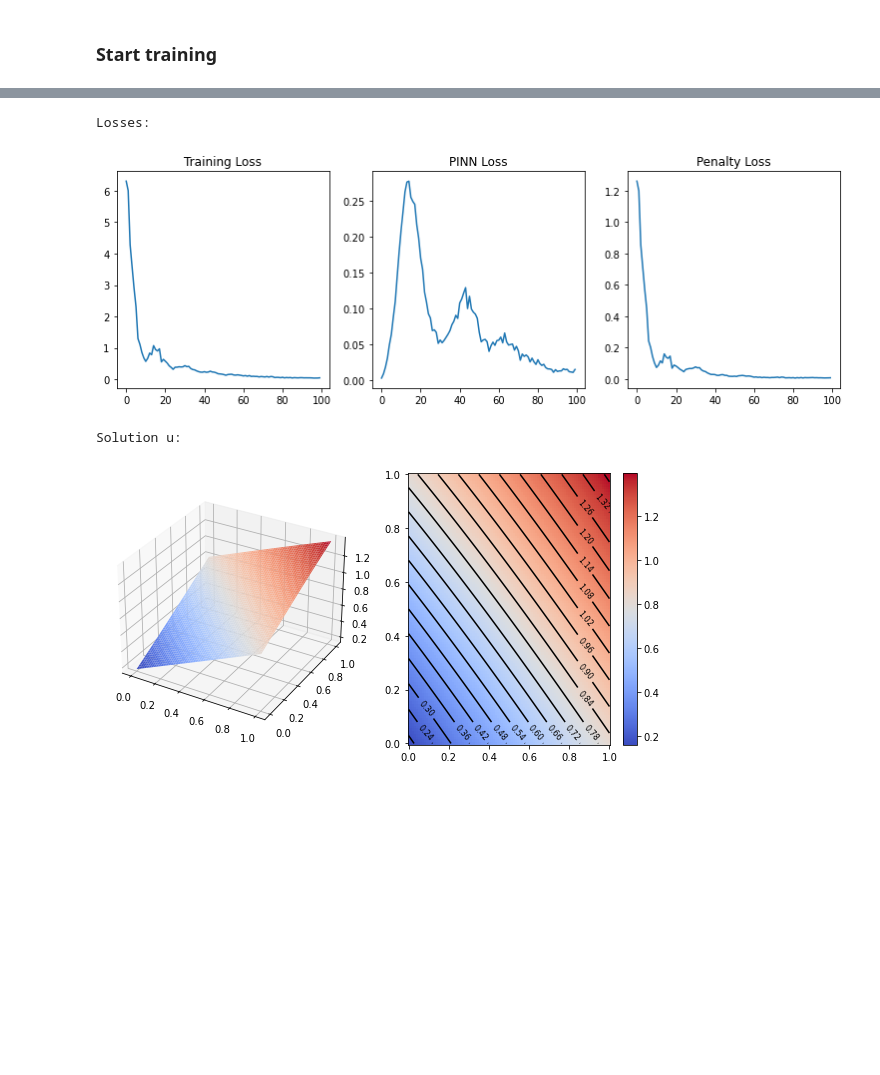
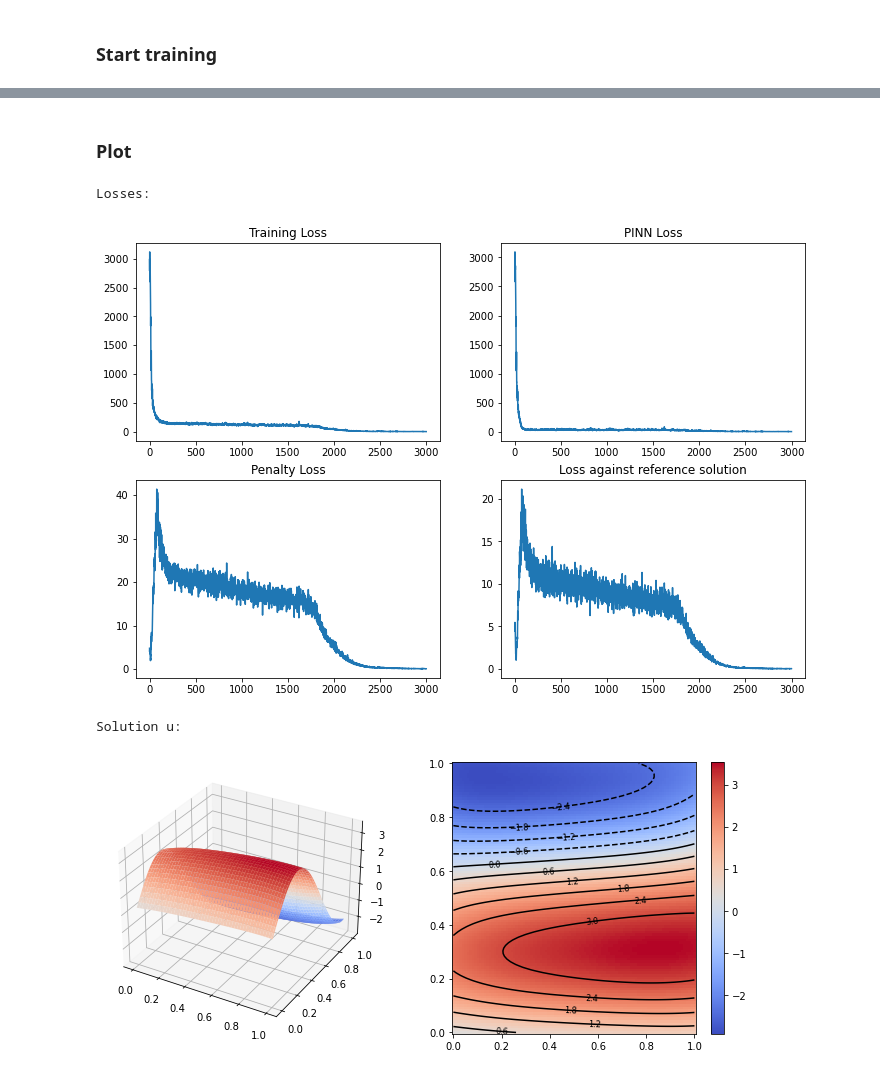
Before and after one commit to zwpku/learning-with-constraints, a Jupyter notebook: poisson2d.ipynb, the cells around one changed output, grey strips where cells are left out. Drawn from its saved outputs; the diff is of its cells as text; code cells hidden in the pictures; blank space fills up the shorter version.

Commit message:
add reference solution

```diff
--- a/poisson2d.ipynb
+++ b/poisson2d.ipynb
@@ -53,6 +27,0 @@ print (out)
-# %%
-def f(x):
-    return torch.zeros((x.shape[0],1))
-
-def g(x):
-    return torch.linalg.norm(x, axis=1, keepdim=True)
@@ -158,14 +137,24 @@ n_bndry = 1000
 batch_size = 100
 batch_size_bndry = 100
 alpha = 5.0
-num_iters = 100
-layer_dims = [2, 10, 10, 1]
+num_iters = 3000
+layer_dims = [2, 20, 20, 20, 1]
 optimizer_name = 'Adam'
 learning_rate = 0.01
 
+# This parameter affects the magnitude of the gradients of the solution.
+# Increasing its value makes the training more difficult.
+ref_u_coeff = 5.0
+
+# Reference solution
+class ref_u_nn(nn.Module):
+    def forward(self, x):
+        return (x[:,0]**2 + 3.0 * torch.sin(x[:,1] * ref_u_coeff)).reshape((-1,1))
+
+ref_u = ref_u_nn()
+
 # create neural network
 model = create_sequential_nn(layer_dims)
-#print (model)
 
 # prepare data
 X = sample_data_domain(n)
@@ -187,45 +175,49 @@ training starts, 100 iterations in total.
 training ends.
+# %% [markdown]
+### Plot
 # %%
 ngrid = 100
 grid1d = np.linspace(0, 1.0, ngrid)
 x_plot = np.outer(grid1d, np.ones(ngrid))
 y_plot = np.outer(grid1d, np.ones(ngrid)).T
 
 x2d = torch.from_numpy(np.concatenate((x_plot.reshape(ngrid * ngrid, 1), y_plot.reshape(ngrid * ngrid, 1)), axis=1)).float()
 u = trained_model(x2d).detach().numpy()
 
 u = u.reshape(ngrid, ngrid)
 
 print ('Losses:')
-fig, ax = plt.subplots(1,3, figsize=(13,4))
-ax[0].plot(loss_list[:,0])
-ax[0].set_title('Training Loss')
-ax[1].plot(loss_list[:,1])
-ax[1].set_title('PINN Loss')
-ax[2].plot(loss_list[:,2])
-ax[2].set_title('Penalty Loss')
+fig, ax = plt.subplots(2,2, figsize=(12,8))
+ax[0,0].plot(loss_list[:,0])
+ax[0,0].set_title('Training Loss')
+ax[0,1].plot(loss_list[:,1])
+ax[0,1].set_title('PINN Loss')
+ax[1,0].plot(loss_list[:,2])
+ax[1,0].set_title('Penalty Loss')
+ax[1,1].plot(loss_list[:,3])
+ax[1,1].set_title('Loss against reference solution')
 
 plt.show()
 fig_name = f'losses.jpg'
 fig.savefig(fig_name)
 plt.close()
 
 print ('Solution u:')
 
-fig = plt.figure(figsize=(10,5))
+fig = plt.figure(figsize=(12,5))
 ax0 = fig.add_subplot(1, 2, 1, projection='3d')
 ax1 = fig.add_subplot(1, 2, 2)
 ax0.plot_surface(x_plot, y_plot, u, cmap='coolwarm', edgecolor='none')
 im = ax1.pcolormesh(x_plot, y_plot, u, cmap='coolwarm',shading='auto')
-contours = ax1.contour(x_plot, y_plot, u, 20, colors='black')
-ax1.clabel(contours, inline=True, fontsize=8)
+contours = ax1.contour(x_plot, y_plot, u, 10, colors='black')
+ax1.clabel(contours, inline=False, fontsize=8)
 fig.colorbar(im, ax=ax1)
 fig_name = f'u.jpg'
 fig.savefig(fig_name)
 plt.show()
 #plt.close()
 # %% [output]
 Losses:
-[figure, old version]
+[figure, new version]
 Solution u:
-[figure, old version]
+[figure, new version]
```
Also changed, not shown: parts of 8 cells of this notebook.
